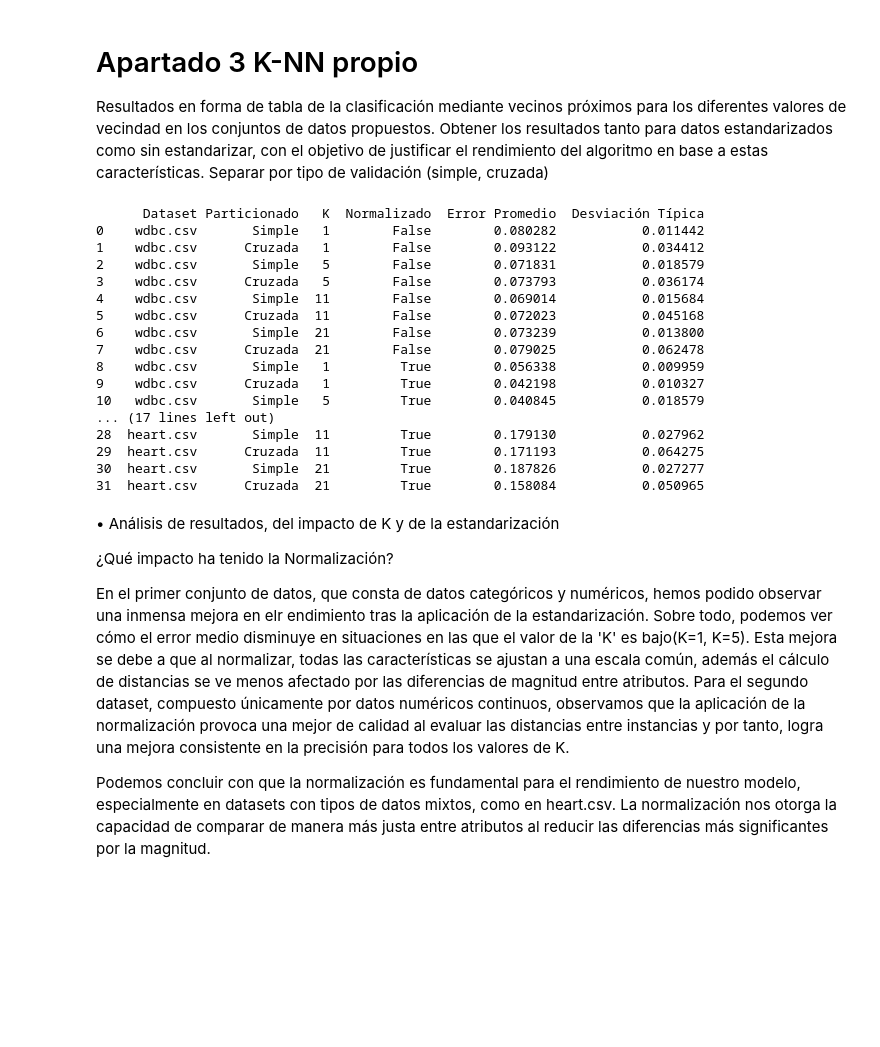
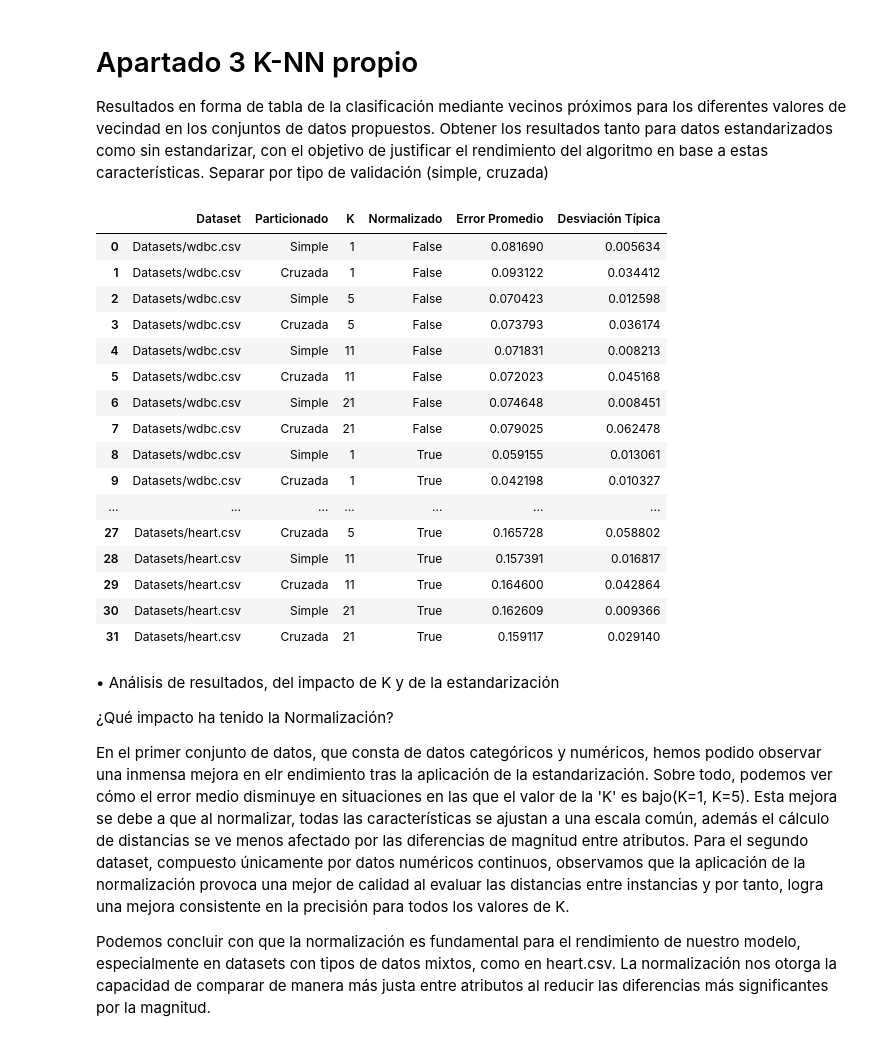
Before and after one commit to santacg/IngenieriaInformaticaUAM, a Jupyter notebook: P1.ipynb, the cells around one changed output. Saved outputs shown, nothing was run; the diff lists cells and outputs as text; code cells hidden in the pictures; blank space fills up the shorter version.

```diff
--- a/P1.ipynb
+++ b/P1.ipynb
@@ -345,9 +282,10 @@ n_ejecuciones = 5
 n_folds = 5
 
 resultados = []
+datasets = ['Datasets/wdbc.csv', 'Datasets/heart.csv']
 
-for archivo in listdir('Datasets/'):
-    dataset = Datos('Datasets/' + archivo)
+for dataset in datasets:
+    df = Datos(dataset)
 
     for normalizado in normalizations:
 
@@ -355,55 +293,55 @@ for archivo in listdir('Datasets/'):
             n_ejecuciones, 0.25)
         estrategia_cruzada = EstrategiaParticionado.ValidacionCruzada(n_folds)
 
         for K in K_values:
             # Validación Simple
             neigh_simple = ClasificadorKNN(K=K, normalize=normalizado)
             errores_simple = neigh_simple.validacion(
-                estrategia_simple, dataset, neigh_simple)
+                estrategia_simple, df, neigh_simple)
 
             # Validación Cruzada
             neigh_cruzada = ClasificadorKNN(K=K, normalize=normalizado)
             errores_cruzada = neigh_cruzada.validacion(
-                estrategia_cruzada, dataset, neigh_cruzada)
+                estrategia_cruzada, df, neigh_cruzada)
 
             resultados.append({
-                'Dataset': archivo,
+                'Dataset': dataset,
                 'Particionado': 'Simple',
                 'K': K,
                 'Normalizado': normalizado,
                 'Error Promedio': np.mean(errores_simple),
                 'Desviación Típica': np.std(errores_simple)
             })
             resultados.append({
-                'Dataset': archivo,
+                'Dataset': dataset,
                 'Particionado': 'Cruzada',
                 'K': K,
                 'Normalizado': normalizado,
                 'Error Promedio': np.mean(errores_cruzada),
                 'Desviación Típica': np.std(errores_cruzada)
             })
 
 df_resultados = pd.DataFrame(resultados)
 
-print(df_resultados)
+display(df_resultados)
 # %% [output]
-      Dataset Particionado   K  Normalizado  Error Promedio  Desviación Típica
-0    wdbc.csv       Simple   1        False        0.080282           0.011442
-1    wdbc.csv      Cruzada   1        False        0.093122           0.034412
-2    wdbc.csv       Simple   5        False        0.071831           0.018579
-3    wdbc.csv      Cruzada   5        False        0.073793           0.036174
-4    wdbc.csv       Simple  11        False        0.069014           0.015684
-5    wdbc.csv      Cruzada  11        False        0.072023           0.045168
-6    wdbc.csv       Simple  21        False        0.073239           0.013800
-7    wdbc.csv      Cruzada  21        False        0.079025           0.062478
-8    wdbc.csv       Simple   1         True        0.056338           0.009959
-9    wdbc.csv      Cruzada   1         True        0.042198           0.010327
-10   wdbc.csv       Simple   5         True        0.040845           0.018579
-... (17 lines left out)
-28  heart.csv       Simple  11         True        0.179130           0.027962
-29  heart.csv      Cruzada  11         True        0.171193           0.064275
-30  heart.csv       Simple  21         True        0.187826           0.027277
-31  heart.csv      Cruzada  21         True        0.158084           0.050965
+|  | Dataset | Particionado | K | Normalizado | Error Promedio | Desviación Típica |
+| 0 | Datasets/wdbc.csv | Simple | 1 | False | 0.081690 | 0.005634 |
+| 1 | Datasets/wdbc.csv | Cruzada | 1 | False | 0.093122 | 0.034412 |
+| 2 | Datasets/wdbc.csv | Simple | 5 | False | 0.070423 | 0.012598 |
+| 3 | Datasets/wdbc.csv | Cruzada | 5 | False | 0.073793 | 0.036174 |
+| 4 | Datasets/wdbc.csv | Simple | 11 | False | 0.071831 | 0.008213 |
+| 5 | Datasets/wdbc.csv | Cruzada | 11 | False | 0.072023 | 0.045168 |
+| 6 | Datasets/wdbc.csv | Simple | 21 | False | 0.074648 | 0.008451 |
+| 7 | Datasets/wdbc.csv | Cruzada | 21 | False | 0.079025 | 0.062478 |
+| 8 | Datasets/wdbc.csv | Simple | 1 | True | 0.059155 | 0.013061 |
+| 9 | Datasets/wdbc.csv | Cruzada | 1 | True | 0.042198 | 0.010327 |
+| ... | ... | ... | ... | ... | ... | ... |
+| 27 | Datasets/heart.csv | Cruzada | 5 | True | 0.165728 | 0.058802 |
+| 28 | Datasets/heart.csv | Simple | 11 | True | 0.157391 | 0.016817 |
+| 29 | Datasets/heart.csv | Cruzada | 11 | True | 0.164600 | 0.042864 |
+| 30 | Datasets/heart.csv | Simple | 21 | True | 0.162609 | 0.009366 |
+| 31 | Datasets/heart.csv | Cruzada | 21 | True | 0.159117 | 0.029140 |
 # %% [markdown]
 • Análisis de resultados, del impacto de K y de la estandarización
 
```
Also changed, not shown: parts of 5 cells of this notebook, 1 other file.
